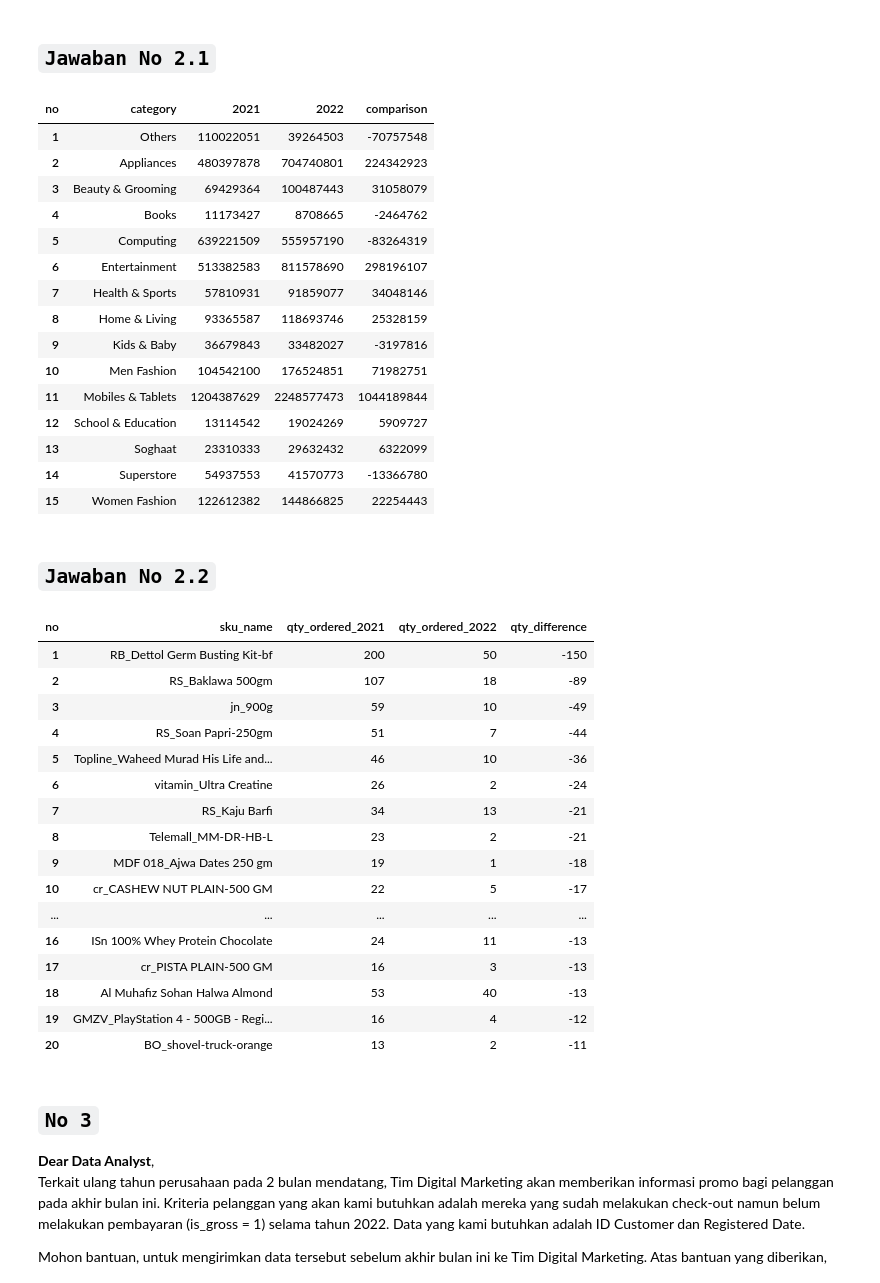
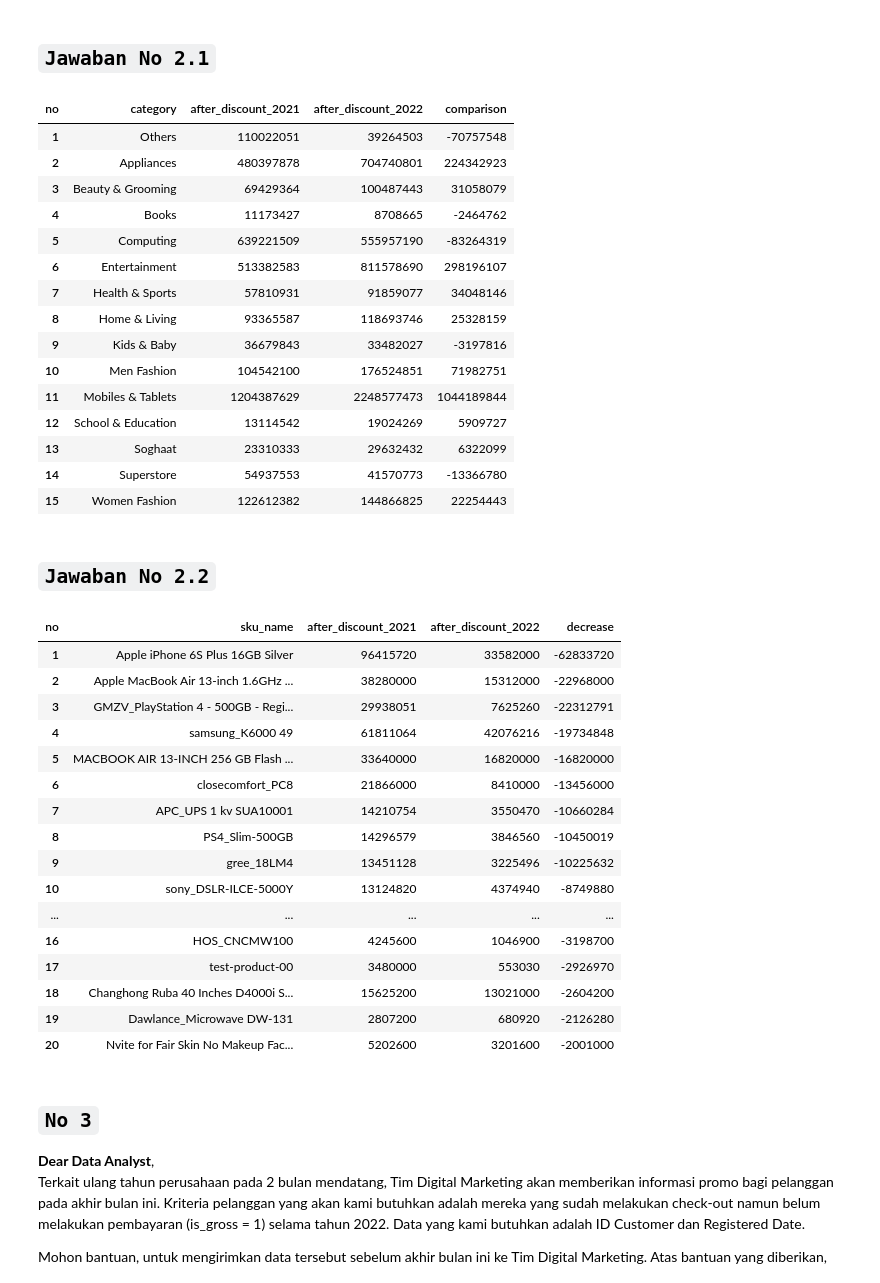
Before and after one commit to rizky-syahputra/python_for_da, a Jupyter notebook: Python_sales_analysis_pandas.ipynb, the cells around one changed output. Cells and saved outputs as stored; diff of their text form; code cells hidden in the pictures.

```diff
--- a/Python_sales_analysis_pandas.ipynb
+++ b/Python_sales_analysis_pandas.ipynb
@@ -283,20 +283,19 @@ Regards
 # %% [markdown]
 ## `Jawaban No 2.1`
 # %%
-merged_df = df_sd.merge(df_od, left_on='id', right_on='sku_id').assign(order_date=lambda x: pd.to_datetime(x['order_date']))
+merged_df = df_sd.merge(df_od, left_on='id', right_on='sku_id')
+merged_df['order_date'] = pd.to_datetime(merged_df['order_date'])
+merged_df['no'] = pd.to_datetime(merged_df['order_date']).dt.year
 
-sales = (
-     merged_df.assign(no=lambda x: pd.to_datetime(x['order_date']).dt.year)
-    .groupby(['category', 'no'])['after_discount'].sum()
-    .unstack(fill_value=0).astype(int)
-)
-sales = sales.assign(comparison=lambda x: x[2022] - x[2021])
-sales = pd.concat([pd.DataFrame(sales.loc['Others']).transpose(), sales.drop('Others')]).reset_index().rename(columns={'index': 'category'})
+sales = merged_df.groupby(['category', 'no'])['after_discount'].sum().unstack(fill_value=0).astype(int)
+sales['comparison'] = sales[2022] - sales[2021]
+sales = pd.concat([pd.DataFrame(sales.loc['Others']).transpose(), sales.drop('Others')])
+          .reset_index().rename(columns={'index': 'category'})
 sales.index = sales.index + 1
 
 sales
 # %% [output]
-| no | category | 2021 | 2022 | comparison |
+| no | category | after_discount_2021 | after_discount_2022 | comparison |
 | 1 | Others | 110022051 | 39264503 | -70757548 |
 | 2 | Appliances | 480397878 | 704740801 | 224342923 |
 | 3 | Beauty & Grooming | 69429364 | 100487443 | 31058079 |
@@ -315,46 +314,47 @@ sales
 # %% [markdown]
 ## `Jawaban No 2.2`
 # %%
-merged_df = df_sd.merge(df_od, left_on='id', right_on='sku_id').assign(order_date=lambda x: pd.to_datetime(x['order_date']))
+merged_df = df_sd.merge(df_od, left_on='id', right_on='sku_id')
+merged_df['order_date'] = pd.to_datetime(merged_df['order_date'])
 
-grouped_products = [
-    merged_df[merged_df['order_date'].dt.year == year].groupby('sku_name')['qty_ordered'].sum()
-    for year in [2021, 2022]
-]
-products = pd.concat(grouped_products, axis=1, keys=['qty_ordered_2021', 'qty_ordered_2022'])
+df_2021 = merged_df[merged_df['order_date'].dt.year == 2021]
+df_2022 = merged_df[merged_df['order_date'].dt.year == 2022]
+
+grouped_2021 = df_2021.groupby('sku_name')['after_discount'].sum()
+grouped_2022 = df_2022.groupby('sku_name')['after_discount'].sum()
+
+products = pd.concat([grouped_2021, grouped_2022], axis=1, keys=['after_discount_2021', 'after_discount_2022'])
+products['decrease'] = products['after_discount_2022'] - products['after_discount_2021']
+
 products = (
     products
-    .assign(qty_difference=lambda x: x['qty_ordered_2022'] - x['qty_ordered_2021'])
-    .sort_values(by='qty_difference', ascending=True)
+    .sort_values(by='decrease', ascending=True)
     .head(20)
-)
-products = (
-    products
     .reset_index()
     .rename_axis('no', axis=1)
-    .astype({'qty_ordered_2021': int, 'qty_ordered_2022': int, 'qty_difference': int})
-)
+    .astype({'after_discount_2021': int, 'after_discount_2022': int}))
+products['decrease'] = products['decrease'].astype(int)
 products.index += 1
 
 products
 # %% [output]
-| no | sku_name | qty_ordered_2021 | qty_ordered_2022 | qty_difference |
-| 1 | RB_Dettol Germ Busting Kit-bf | 200 | 50 | -150 |
-| 2 | RS_Baklawa 500gm | 107 | 18 | -89 |
-| 3 | jn_900g | 59 | 10 | -49 |
-| 4 | RS_Soan Papri-250gm | 51 | 7 | -44 |
-| 5 | Topline_Waheed Murad His Life and... | 46 | 10 | -36 |
-| 6 | vitamin_Ultra Creatine | 26 | 2 | -24 |
-| 7 | RS_Kaju Barfi | 34 | 13 | -21 |
-| 8 | Telemall_MM-DR-HB-L | 23 | 2 | -21 |
-| 9 | MDF 018_Ajwa Dates 250 gm | 19 | 1 | -18 |
-| 10 | cr_CASHEW NUT PLAIN-500 GM | 22 | 5 | -17 |
+| no | sku_name | after_discount_2021 | after_discount_2022 | decrease |
+| 1 | Apple iPhone 6S Plus 16GB Silver | 96415720 | 33582000 | -62833720 |
+| 2 | Apple MacBook Air 13-inch 1.6GHz ... | 38280000 | 15312000 | -22968000 |
+| 3 | GMZV_PlayStation 4 - 500GB - Regi... | 29938051 | 7625260 | -22312791 |
+| 4 | samsung_K6000 49 | 61811064 | 42076216 | -19734848 |
+| 5 | MACBOOK AIR 13-INCH 256 GB Flash ... | 33640000 | 16820000 | -16820000 |
+| 6 | closecomfort_PC8 | 21866000 | 8410000 | -13456000 |
+| 7 | APC_UPS 1 kv SUA10001 | 14210754 | 3550470 | -10660284 |
+| 8 | PS4_Slim-500GB | 14296579 | 3846560 | -10450019 |
+| 9 | gree_18LM4 | 13451128 | 3225496 | -10225632 |
+| 10 | sony_DSLR-ILCE-5000Y | 13124820 | 4374940 | -8749880 |
 | ... | ... | ... | ... | ... |
-| 16 | ISn 100% Whey Protein Chocolate | 24 | 11 | -13 |
-| 17 | cr_PISTA PLAIN-500 GM | 16 | 3 | -13 |
-| 18 | Al Muhafiz Sohan Halwa Almond | 53 | 40 | -13 |
-| 19 | GMZV_PlayStation 4 - 500GB - Regi... | 16 | 4 | -12 |
-| 20 | BO_shovel-truck-orange | 13 | 2 | -11 |
+| 16 | HOS_CNCMW100 | 4245600 | 1046900 | -3198700 |
+| 17 | test-product-00 | 3480000 | 553030 | -2926970 |
+| 18 | Changhong Ruba 40 Inches D4000i S... | 15625200 | 13021000 | -2604200 |
+| 19 | Dawlance_Microwave DW-131 | 2807200 | 680920 | -2126280 |
+| 20 | Nvite for Fair Skin No Makeup Fac... | 5202600 | 3201600 | -2001000 |
 # %% [markdown]
 ## `No 3`
 **Dear Data Analyst**,
```
Also changed, not shown: parts of 2 cells of this notebook.
